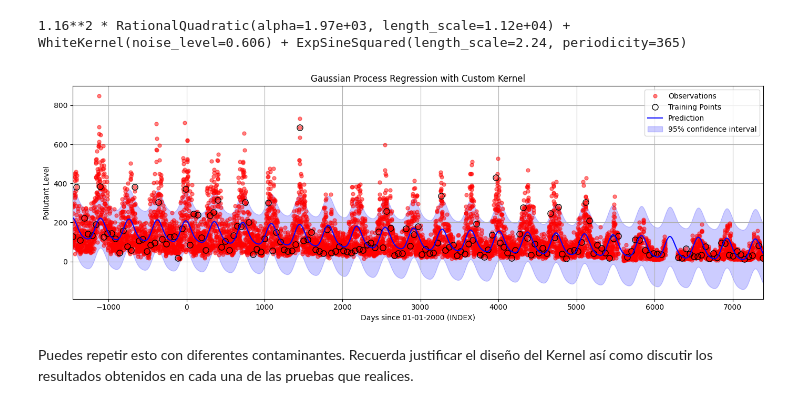
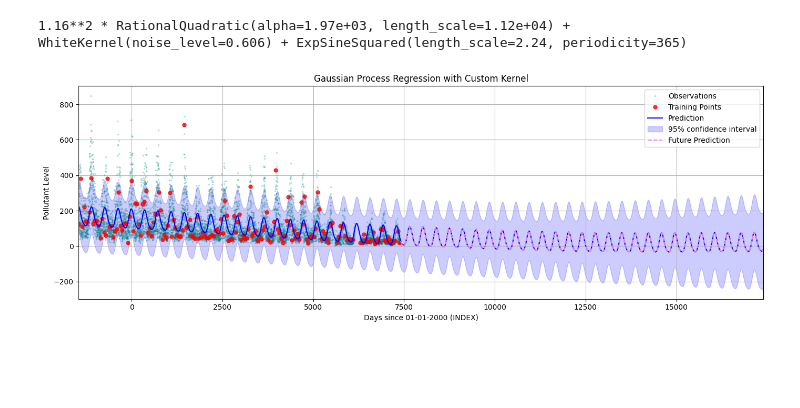
Before and after one commit to Davidjmz12/Automatic-Learning, a Jupyter notebook: Lab-08/P8_extra.ipynb, the cells around one changed output. Cells and saved outputs as stored; diff of their text form; code cells hidden in the pictures; blank space fills up the shorter version.

```diff
--- a/Lab-08/P8_extra.ipynb
+++ b/Lab-08/P8_extra.ipynb
@@ -421,7 +421,7 @@ def plot_gp(
                 if np.any(train_focus_mask):
                     plt.plot(
                         X_train_points.flatten()[train_focus_mask], y_train_points.flatten()[train_focus_mask],
-                        'k.', markersize=10, label='Training Points', alpha=0.8, color="red"
+                        '.', markersize=10, label='Training Points', alpha=0.8, color="red"
                     )
 
     # Plot the predictions for the range (in focus)
@@ -671,8 +672,6 @@ gp.kernel_
 # %% [output]
 1.16**2 * RationalQuadratic(alpha=1.97e+03, length_scale=1.12e+04) + WhiteKernel(noise_level=0.606) + ExpSineSquared(length_scale=2.24, periodicity=365)
 # %%
-plot_gp(gp, X, y, trained_mask=trained_mask, title="Gaussian Process Regression with Custom Kernel")
+plot_gp(gp, X, y, trained_mask=trained_mask, title="Gaussian Process Regression with Custom Kernel", future_pred_length=10000)
 # %% [output]
-[figure, old version]
+[figure, new version]
-# %% [markdown]
-Puedes repetir esto con diferentes contaminantes. Recuerda justificar el diseño del Kernel así como discutir los resultados obtenidos en cada una de las pruebas que realices.
```
Also changed, not shown: parts of 19 cells of this notebook, 1 other file.
